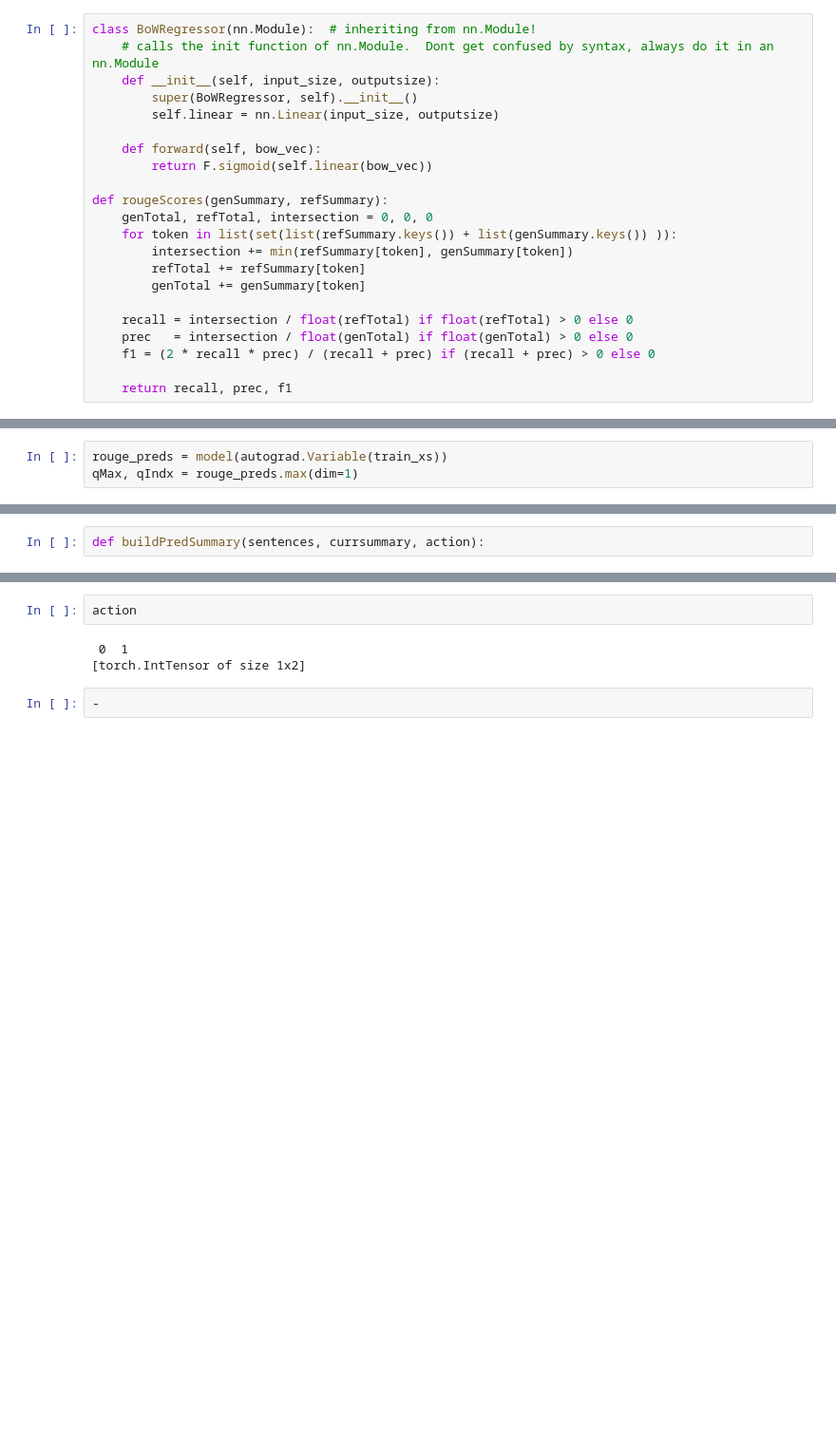
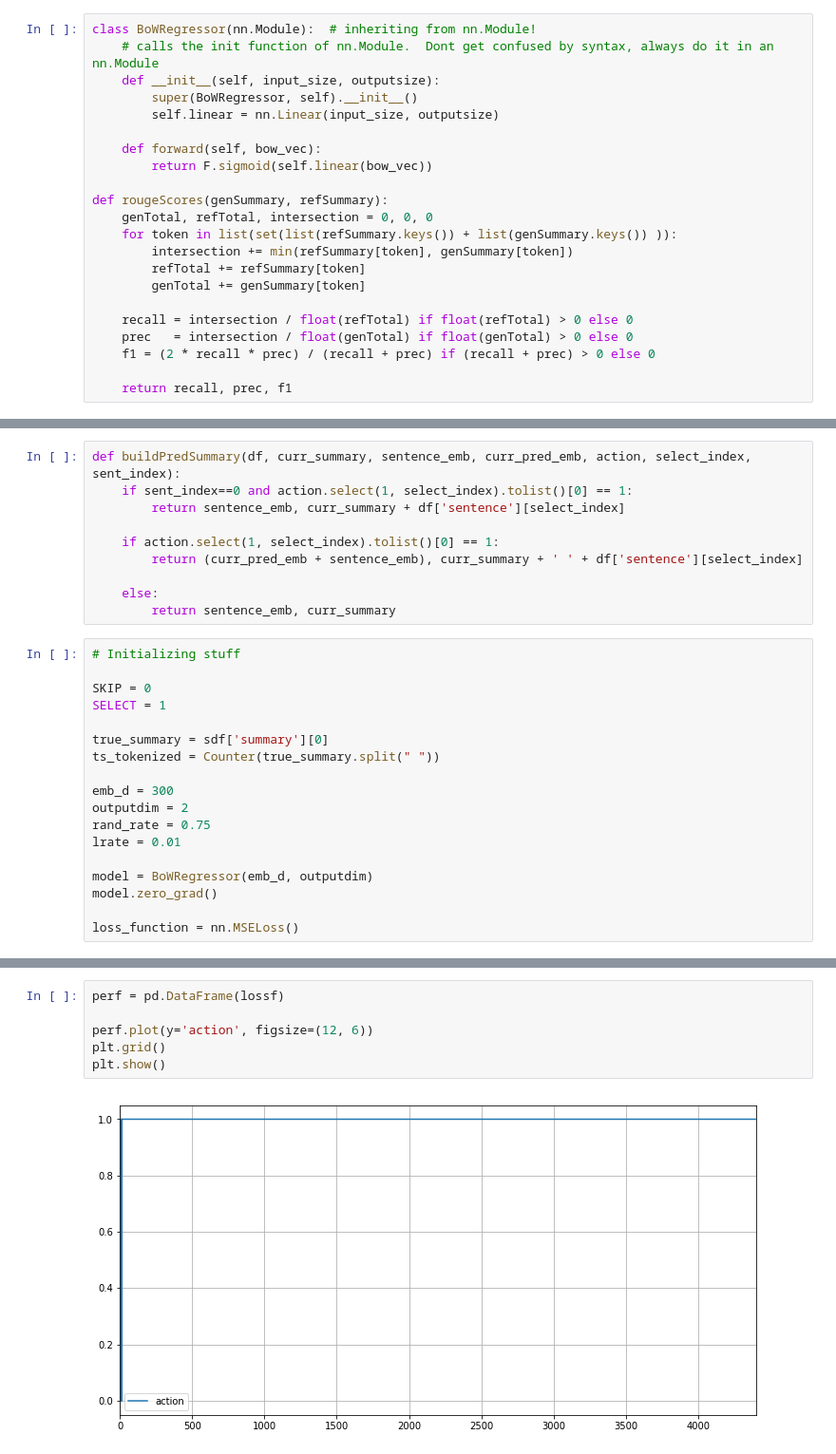
Before and after one commit to franciscojavierarceo/DQN-Event-Summarization, a Jupyter notebook: SIF/summarization/DQN SIF Embedding.ipynb, the cells around one changed output, grey strips where cells are left out. Shown at 95% size. Drawn from its saved outputs; the diff is of its cells as text; blank space fills up the shorter version.

```diff
--- a/SIF/summarization/DQN SIF Embedding.ipynb
+++ b/SIF/summarization/DQN SIF Embedding.ipynb
@@ -76,3 +42,0 @@ loss_function = nn.MSELoss()
-# %%
-rouge_preds = model(autograd.Variable(train_xs))
-qMax, qIndx = rouge_preds.max(dim=1)
@@ -93,3 +43,29 @@ action[:, qIndx.data[0]]
-# %%
-def buildPredSummary(sentences, currsummary, action):
+# %%
+def buildPredSummary(df, curr_summary, sentence_emb, curr_pred_emb, action, select_index, sent_index):
+    if sent_index==0 and action.select(1, select_index).tolist()[0] == 1:
+        return sentence_emb, curr_summary + df['sentence'][select_index]
+
+    if action.select(1, select_index).tolist()[0] == 1:
+        return (curr_pred_emb + sentence_emb), curr_summary + ' ' + df['sentence'][select_index]
+
+    else:
+        return sentence_emb, curr_summary
+# %%
+# Initializing stuff
+
+SKIP = 0
+SELECT = 1
+
+true_summary = sdf['summary'][0]
+ts_tokenized = Counter(true_summary.split(" "))
+
+emb_d = 300
+outputdim = 2
+rand_rate = 0.75
+lrate = 0.01
+
+model = BoWRegressor(emb_d, outputdim)
+model.zero_grad()
+
+loss_function = nn.MSELoss()
 # %%
@@ -119,7 +131,8 @@ plt.show()
-# %%
-action
-# %% [output]
- 0  1
-[torch.IntTensor of size 1x2]
-# %%
--
+# %%
+perf = pd.DataFrame(lossf)
+
+perf.plot(y='action', figsize=(12, 6))
+plt.grid()
+plt.show()
+# %% [output]
+[figure, added]
```
Also changed, not shown: parts of 12 cells of this notebook.
